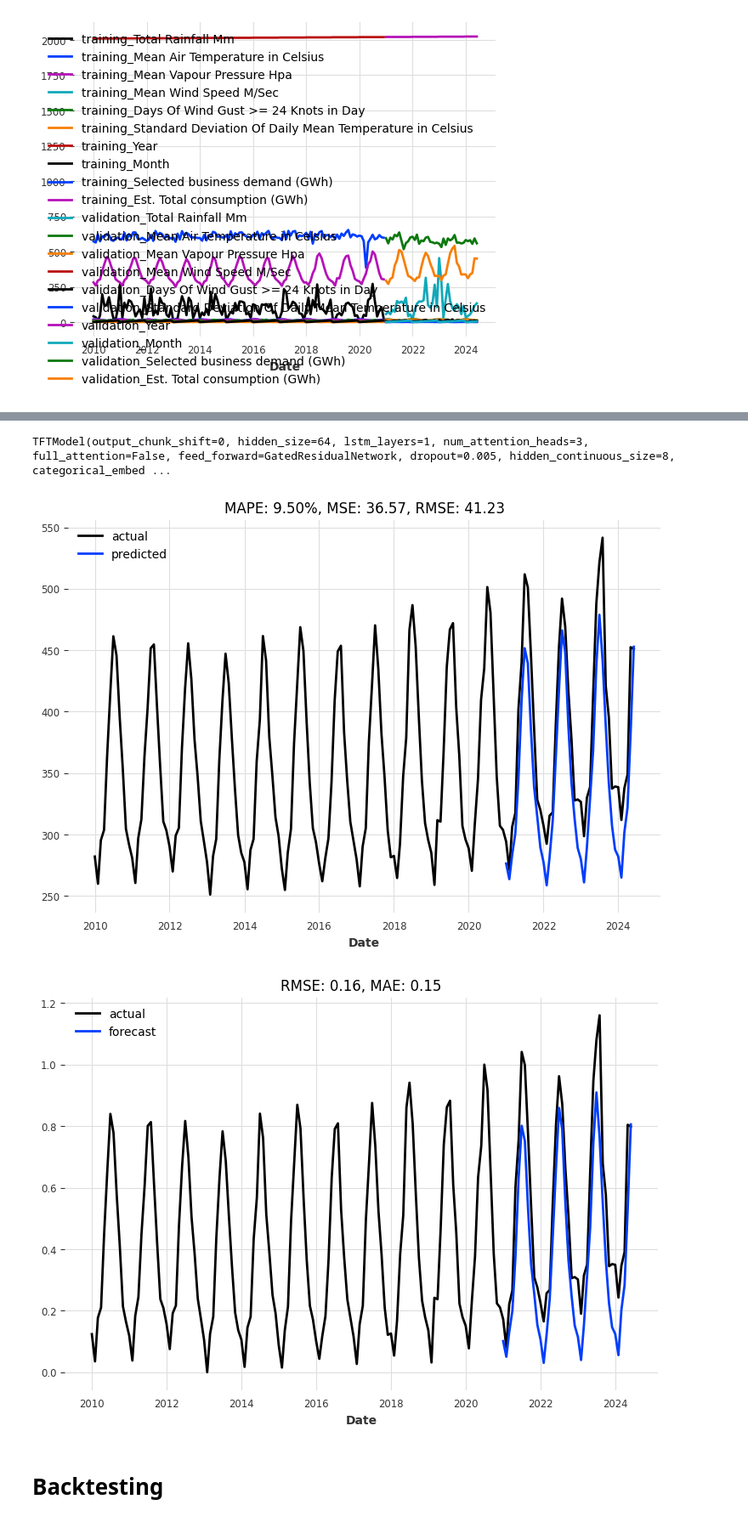
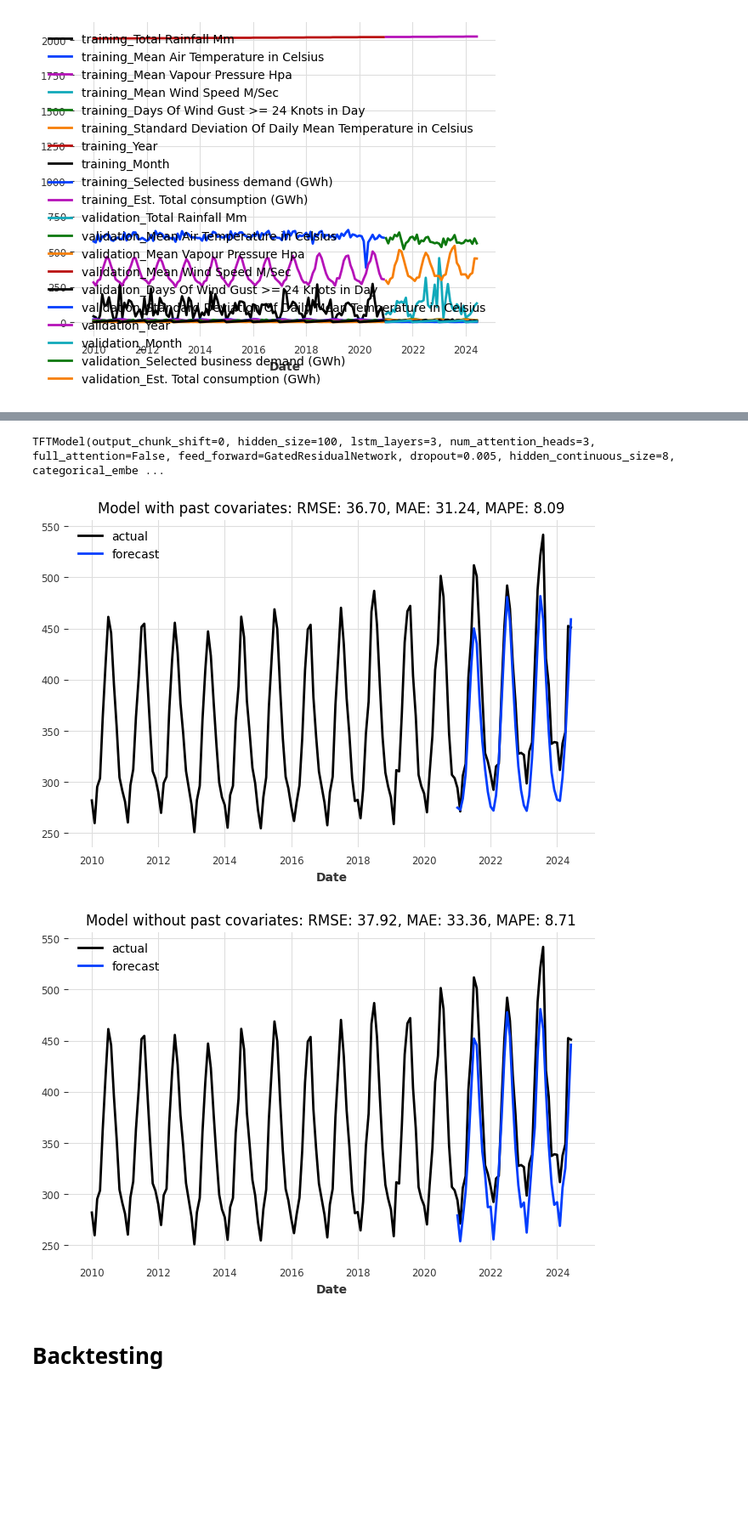
Before and after one commit to TheVeryCoolJackson/COMPSCI760-Electricity-Timeseries, a Jupyter notebook: TFT.ipynb, the cells around one changed output, grey strips where cells are left out. Shown at 85% size. Drawn from its saved outputs; the diff is of its cells as text; code cells hidden in the pictures; blank space fills up the shorter version.

```diff
--- a/TFT.ipynb
+++ b/TFT.ipynb
@@ -145,12 +144,13 @@ Validation past covariates end: 2024-06-01 00:00:00
 # %%
-input_chunk_length = 36
-forecast_horizon = 48
+# without past covariates
+input_chunk_length = 72
+forecast_horizon = 42
 
-my_model = TFTModel(
+my_model_nopast = TFTModel(
     input_chunk_length=input_chunk_length,
     output_chunk_length=forecast_horizon,
-    hidden_size=64,
-    lstm_layers=1,
+    hidden_size=100,
+    lstm_layers=3,
     num_attention_heads=3,
     dropout=0.005,
     batch_size=30,
@@ -162,55 +162,34 @@ my_model = TFTModel(
     },
     loss_fn=MSELoss(),
     likelihood=None,
-    random_state=42,
+    random_state=5,
 )
+
+my_model_nopast.fit(train_target, verbose=True)
+# %% [output]
+TFTModel(output_chunk_shift=0, hidden_size=100, lstm_layers=3, num_attention_heads=3, full_attention=False, feed_forward=GatedResidualNetwork, dropout=0.005, hidden_continuous_size=8, categorical_embe ...
-# %%
-my_model.fit(train_target, past_covariates = train_past_cov, verbose=True)
-# %% [output]
-TFTModel(output_chunk_shift=0, hidden_size=64, lstm_layers=1, num_attention_heads=3, full_attention=False, feed_forward=GatedResidualNetwork, dropout=0.005, hidden_continuous_size=8, categorical_embed ...
 # %%
 from darts.metrics import mape, mae, rmse
-# %%
-def eval_model(model, n, actual_series, val_series):
-    pred_series = model.predict(n=n, num_samples=1)
-    figsize = (9, 6)
-
-   # just extract the goal column
-    actual_series_target = actual_series['Est. Total consumption (GWh)']
-
-    # inverse transform
-    actual_series_inv = transformer_target.inverse_transform(actual_series_target)
-    pred_series_inv = transformer_target.inverse_transform(pred_series)
-
-    # get metric
-    mape_val = mape(val_series, pred_series_inv)
-    mae_val = mae(val_series, pred_series_inv)
-    rmse_val = rmse(val_series, pred_series_inv)
-
-    # plot
-    plt.figure(figsize=figsize)
-    actual_series_inv.plot(label="actual")
-    pred_series_inv.plot(label="predicted")
-
-    # title
-    plt.title("MAPE: {:.2f}%, MSE: {:.2f}, RMSE: {:.2f}".format(mape_val, mae_val, rmse_val))
-    plt.legend()
-
-eval_model(my_model, 42, series_transformed, val_target_og)
-# %% [output]
-[figure, removed]
 # %%
-def eval_model(model):
+def eval_model(model, num):
     pred_series = model.predict(n=42)
-    plt.figure(figsize=(9, 6))
-    series_transformed['Est. Total consumption (GWh)'].plot(label="actual")
-    pred_series['Est. Total consumption (GWh)'].plot(label="forecast")
-    plt.title("RMSE: {:.2f}, MAE: {:.2f}".format(rmse(val_target, pred_series), mae(val_target, pred_series)))
-    plt.legend()
-    return pred_series
+    plt.figure(figsize=(8, 5))
+    pred_series_reversed = transformer_target.inverse_transform(pred_series)
+    ts['Est. Total consumption (GWh)'].plot(label="actual")
+    pred_series_reversed['Est. Total consumption (GWh)'].plot(label="forecast")
+    if num == 1:
+        plt.title("Model with past covariates: RMSE: {:.2f}, MAE: {:.2f}, MAPE: {:.2f}".format(rmse(val_target_og, pred_series_reversed), mae(val_target_og, pred_series_reversed), mape(val_target_og, pred_series_reversed)))
+        plt.legend()
+        return pred_series
+    else:
+        plt.title("Model without past covariates: RMSE: {:.2f}, MAE: {:.2f}, MAPE: {:.2f}".format(rmse(val_target_og, pred_series_reversed), mae(val_target_og, pred_series_reversed), mape(val_target_og, pred_series_reversed)))
+        plt.legend()
+        return pred_series
 
-pred_series_transformed = eval_model(my_model)
+pred_series_transformed = eval_model(my_model_withpast, 1)
+pred_series_transformed_no_past_cov = eval_model(my_model_nopast, 0)
 # %% [output]
-[figure, old version]
+[figure, new version]
+[figure, added]
 # %% [markdown]
 # Backtesting
```
Also changed, not shown: parts of 11 cells of this notebook.
